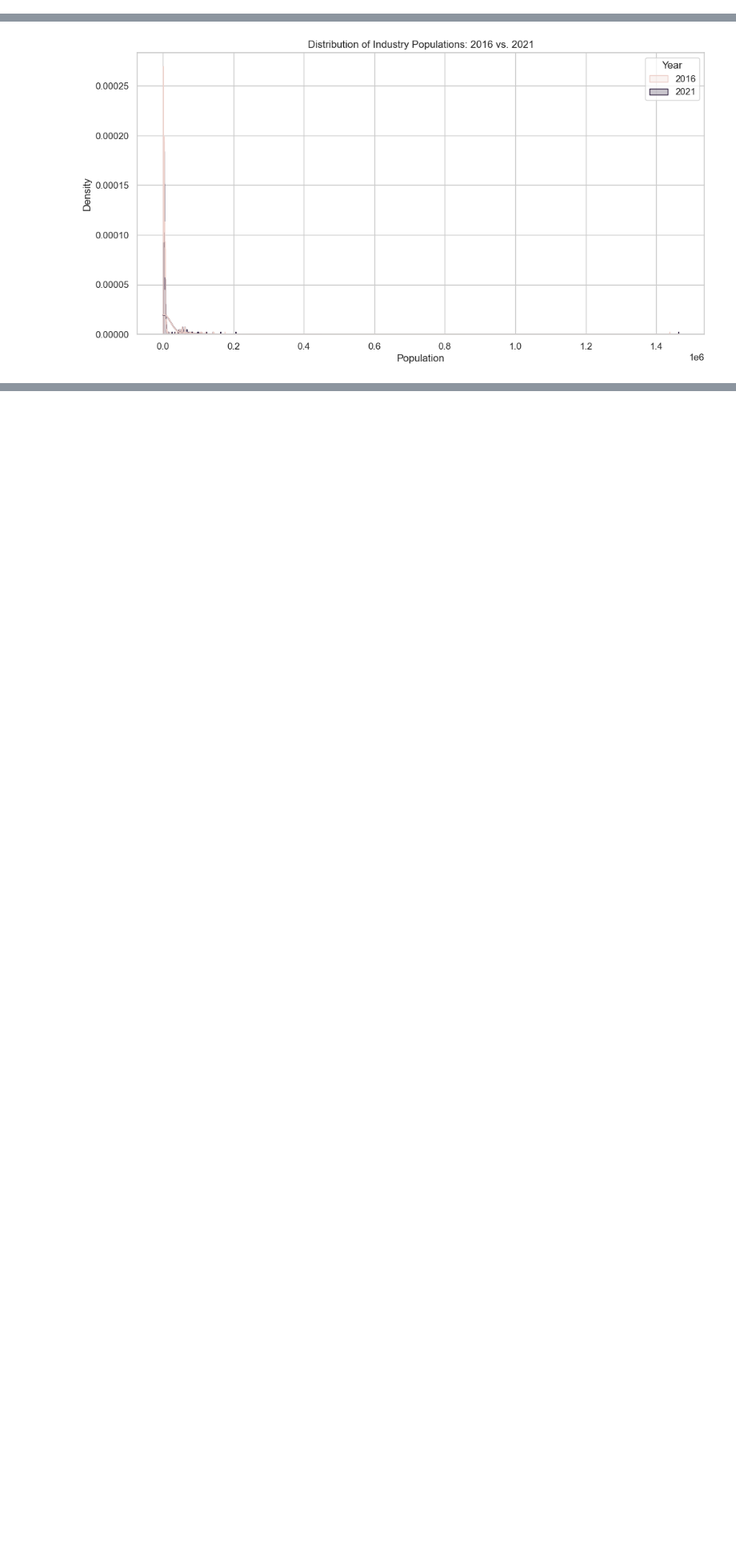
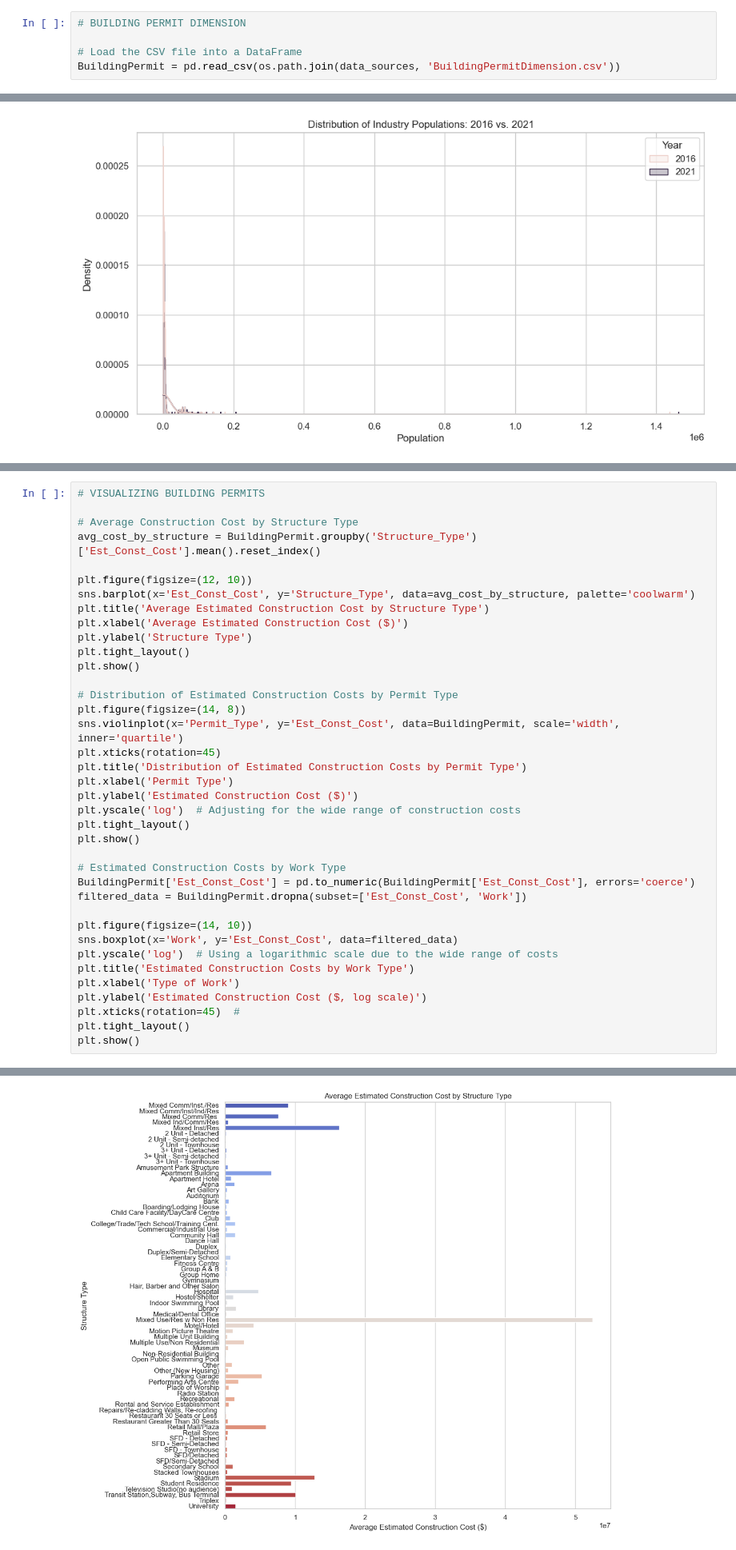
Before and after one commit to tinatrinh8/Data-Science-Gentrification-Study, a Jupyter notebook: Phase4/DataMining.ipynb, the cells around one changed output, grey strips where cells are left out. Shown at 80% size. Saved outputs shown, nothing was run; the diff lists cells and outputs as text; blank space fills up the shorter version.

```diff
--- a/Phase4/DataMining.ipynb
+++ b/Phase4/DataMining.ipynb
@@ -747,0 +783,5 @@ dtype: object
+# %%
+# BUILDING PERMIT DIMENSION
+
+# Load the CSV file into a DataFrame
+BuildingPermit = pd.read_csv(os.path.join(data_sources, 'BuildingPermitDimension.csv'))
@@ -1280,0 +1389,39 @@ plt.show()
+# %%
+# VISUALIZING BUILDING PERMITS
+
+# Average Construction Cost by Structure Type
+avg_cost_by_structure = BuildingPermit.groupby('Structure_Type')['Est_Const_Cost'].mean().reset_index()
+
+plt.figure(figsize=(12, 10))
+sns.barplot(x='Est_Const_Cost', y='Structure_Type', data=avg_cost_by_structure, palette='coolwarm')
+plt.title('Average Estimated Construction Cost by Structure Type')
+plt.xlabel('Average Estimated Construction Cost ($)')
+plt.ylabel('Structure Type')
+plt.tight_layout()
+plt.show()
+
+# Distribution of Estimated Construction Costs by Permit Type
+plt.figure(figsize=(14, 8))
+sns.violinplot(x='Permit_Type', y='Est_Const_Cost', data=BuildingPermit, scale='width', inner='quartile')
+plt.xticks(rotation=45)
+plt.title('Distribution of Estimated Construction Costs by Permit Type')
+plt.xlabel('Permit Type')
+plt.ylabel('Estimated Construction Cost ($)')
+plt.yscale('log')  # Adjusting for the wide range of construction costs
+plt.tight_layout()
+plt.show()
+
+# Estimated Construction Costs by Work Type
+BuildingPermit['Est_Const_Cost'] = pd.to_numeric(BuildingPermit['Est_Const_Cost'], errors='coerce')
+filtered_data = BuildingPermit.dropna(subset=['Est_Const_Cost', 'Work'])
+
+plt.figure(figsize=(14, 10))
+sns.boxplot(x='Work', y='Est_Const_Cost', data=filtered_data)
+plt.yscale('log')  # Using a logarithmic scale due to the wide range of costs
+plt.title('Estimated Construction Costs by Work Type')
+plt.xlabel('Type of Work')
+plt.ylabel('Estimated Construction Cost ($, log scale)')
+plt.xticks(rotation=45)  #
+plt.tight_layout()
+plt.show()
+# %% [output]
@@ -1280,0 +1431 @@ plt.show()
+[figure, added]
```
Also changed, not shown: parts of 20 cells of this notebook.
